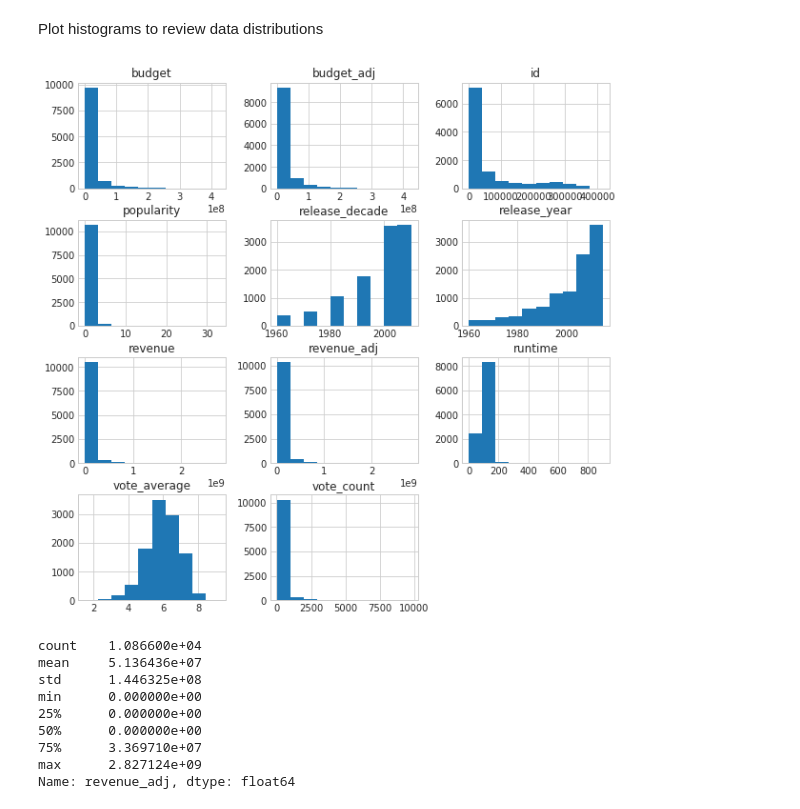
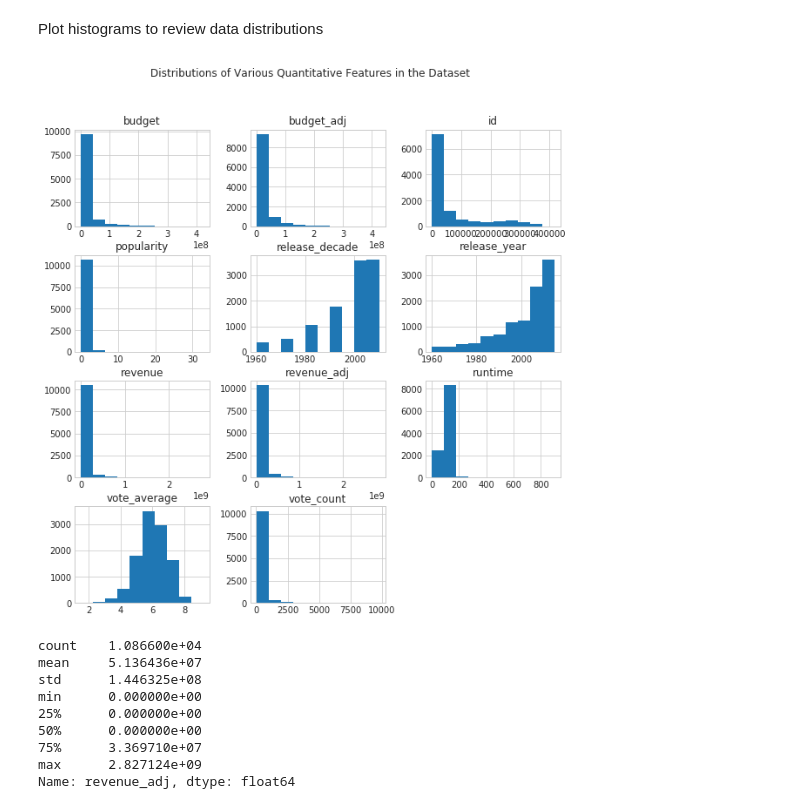
Before and after one commit to jaydee77ca/DA-T1P3-InvestigateDataset, a Jupyter notebook: t1-p3-invest_dataset.ipynb, the cells around one changed output. Drawn from its saved outputs; the diff is of its cells as text; code cells hidden in the pictures.

```diff
--- a/t1-p3-invest_dataset.ipynb
+++ b/t1-p3-invest_dataset.ipynb
@@ -299,9 +301,10 @@ pd.plotting.scatter_matrix(df, figsize=(20,20));
 # %% [markdown]
 Plot histograms to review data distributions
-# %%
-df.hist(figsize=(10,10));
-# %% [output]
-[figure, removed]
+# %%
+plt = df.hist(figsize=(10,10));
+pl.suptitle("Distributions of Various Quantitative Features in the Dataset");
+# %% [output]
+[figure, added]
 # %%
 df.revenue_adj.describe()
 # %% [output]
```
Also changed, not shown: parts of 51 cells of this notebook, 1 other file.
